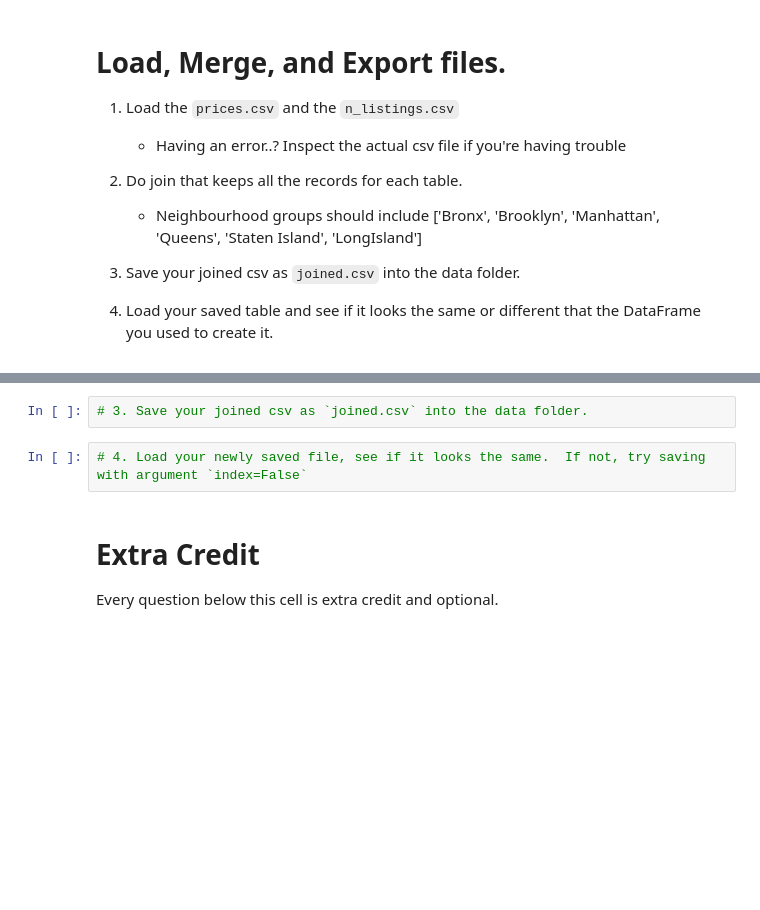
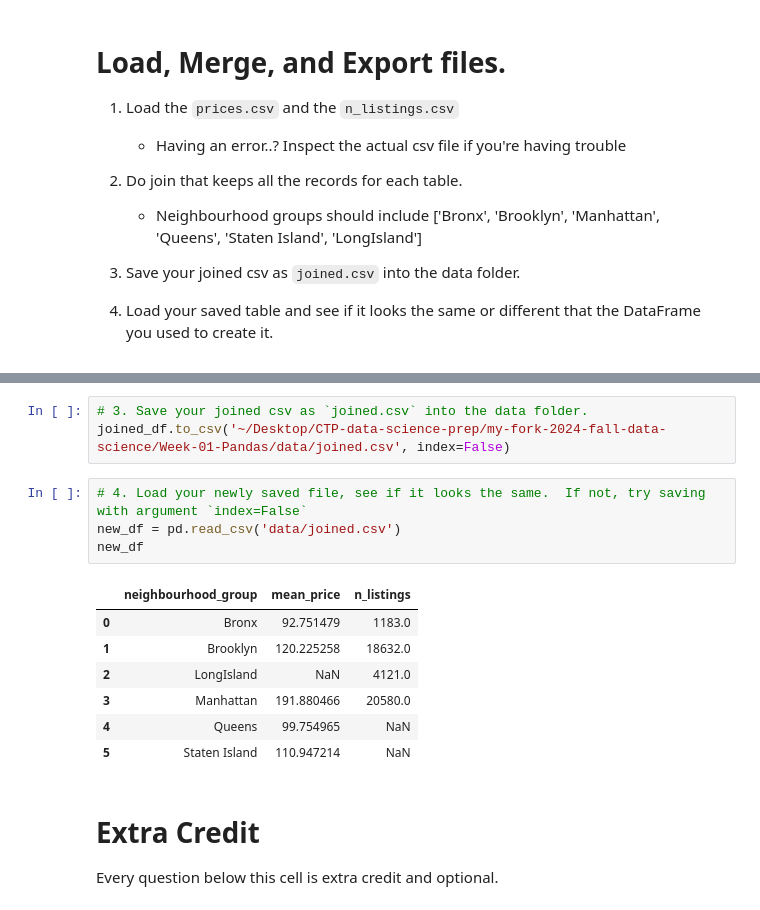
Before and after one commit to Dewiin/my-fork-2024-fall-data-science, a Jupyter notebook: Week-01-Pandas/Exercise-DX.ipynb, the cells around one changed output, grey strips where cells are left out. Drawn from its saved outputs; the diff is of its cells as text; blank space fills up the shorter version.

```diff
--- a/Week-01-Pandas/Exercise-DX.ipynb
+++ b/Week-01-Pandas/Exercise-DX.ipynb
@@ -135,7 +267,18 @@ Name: neighbourhood_group, Length: 46527, dtype: object
 # %%
 # 3. Save your joined csv as `joined.csv` into the data folder.
+joined_df.to_csv('~/Desktop/CTP-data-science-prep/my-fork-2024-fall-data-science/Week-01-Pandas/data/joined.csv', index=False)
 # %%
 # 4. Load your newly saved file, see if it looks the same.  If not, try saving with argument `index=False`
+new_df = pd.read_csv('data/joined.csv')
+new_df
+# %% [output]
+|  | neighbourhood_group | mean_price | n_listings |
+| 0 | Bronx | 92.751479 | 1183.0 |
+| 1 | Brooklyn | 120.225258 | 18632.0 |
+| 2 | LongIsland | NaN | 4121.0 |
+| 3 | Manhattan | 191.880466 | 20580.0 |
+| 4 | Queens | 99.754965 | NaN |
+| 5 | Staten Island | 110.947214 | NaN |
 # %% [markdown]
 # Extra Credit
 Every question below this cell is extra credit and optional.
```
Also changed, not shown: parts of 14 cells of this notebook, 2 other files.
